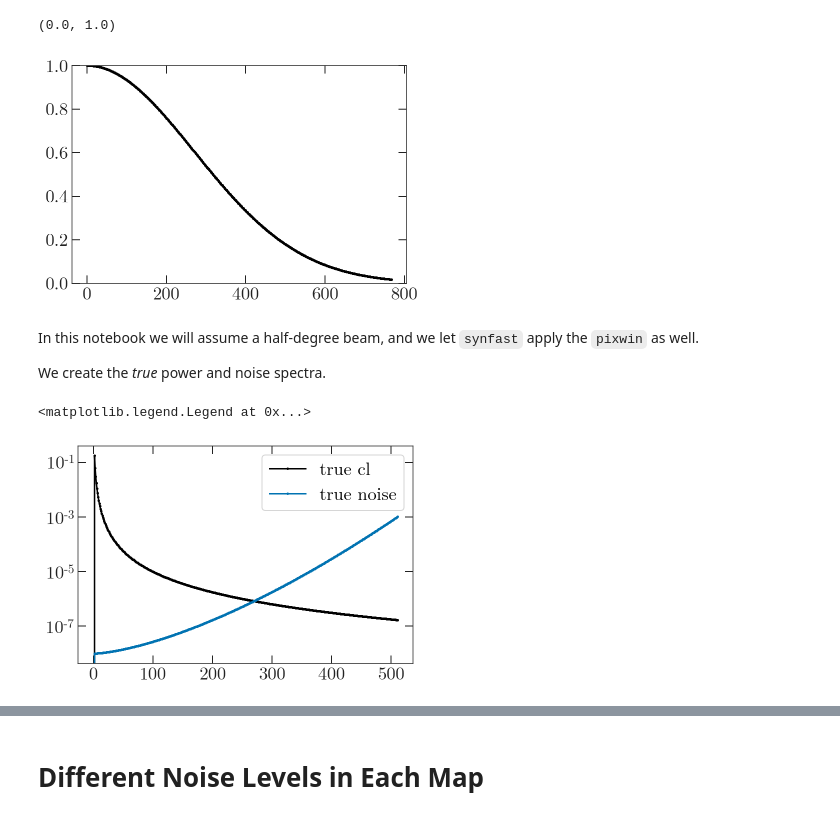
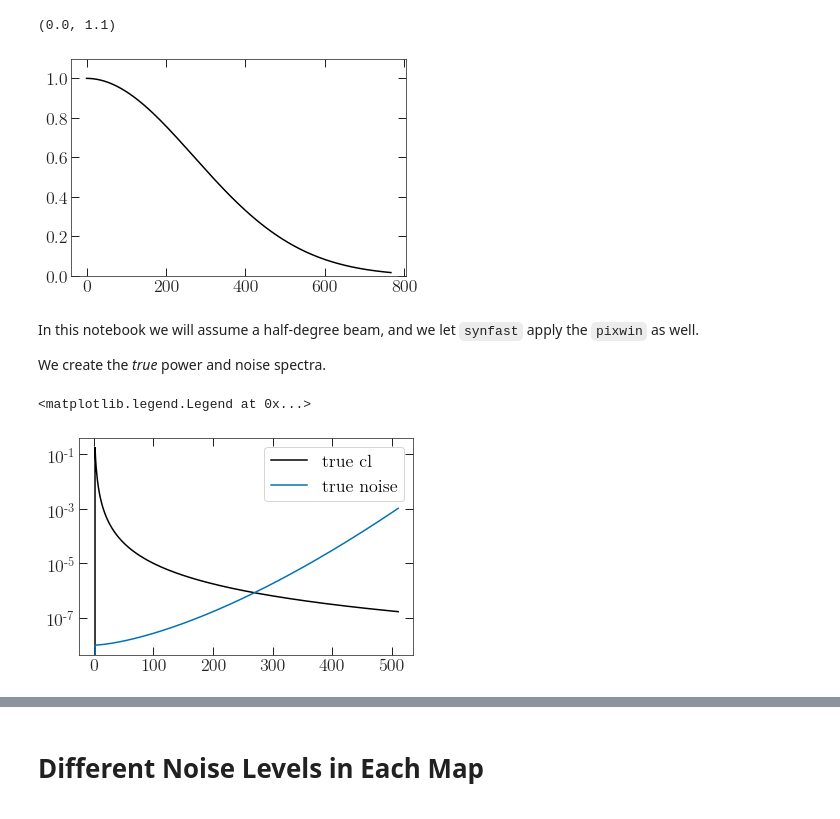
Before and after one commit to xzackli/nawrapper, a Jupyter notebook: notebooks/Healpix Sims.ipynb, the cells around one changed output, grey strips where cells are left out. Cells and saved outputs as stored; diff of their text form; code cells hidden in the pictures.

```diff
--- a/notebooks/Healpix Sims.ipynb
+++ b/notebooks/Healpix Sims.ipynb
@@ -16,11 +16,11 @@ nside = 256
 lmax = nside * 3 - 1
 B_ell = hp.sphtfunc.gauss_beam(np.deg2rad(0.5), lmax=lmax)
 # %%
-plt.plot(B_ell)
-plt.ylim(0.0, 1.0)
+plt.plot(B_ell, '-')
+plt.ylim(0.0, 1.1)
 # %% [output]
-(0.0, 1.0)
+(0.0, 1.1)
-[figure, old version]
+[figure, new version]
 # %% [markdown]
 In this notebook we will assume a half-degree beam, and we let `synfast` apply the `pixwin` as well.
 
@@ -33,13 +33,13 @@ nl = np.exp( (ells / 100)**1.5 ) / 1e8
 nl[0:2] = 0.0
 window_func = hp.sphtfunc.pixwin(nside=nside)
 
-plt.plot(cl[:2*nside], label='true cl')
-plt.plot(nl[:2*nside], label='true noise')
+plt.plot(cl[:2*nside], '-', label='true cl')
+plt.plot(nl[:2*nside], '-', label='true noise')
 plt.yscale('log')
 plt.legend()
 # %% [output]
 <matplotlib.legend.Legend at 0x...>
-[figure, old version]
+[figure, new version]
 # %%
 def get_maps():
     # apply the pixel window transfer function (pixwin=True)
```
Also changed, not shown: parts of 6 cells of this notebook, 7 other files.
